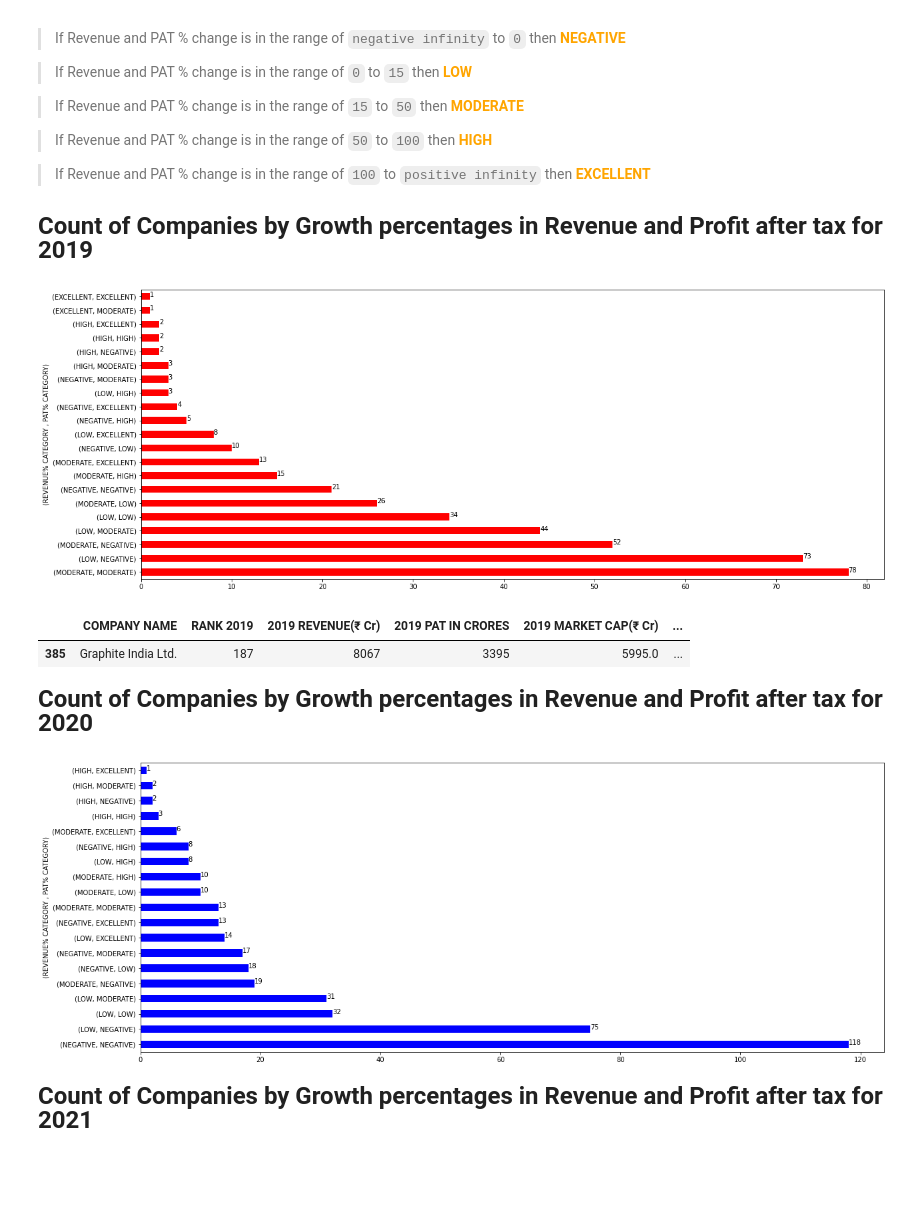
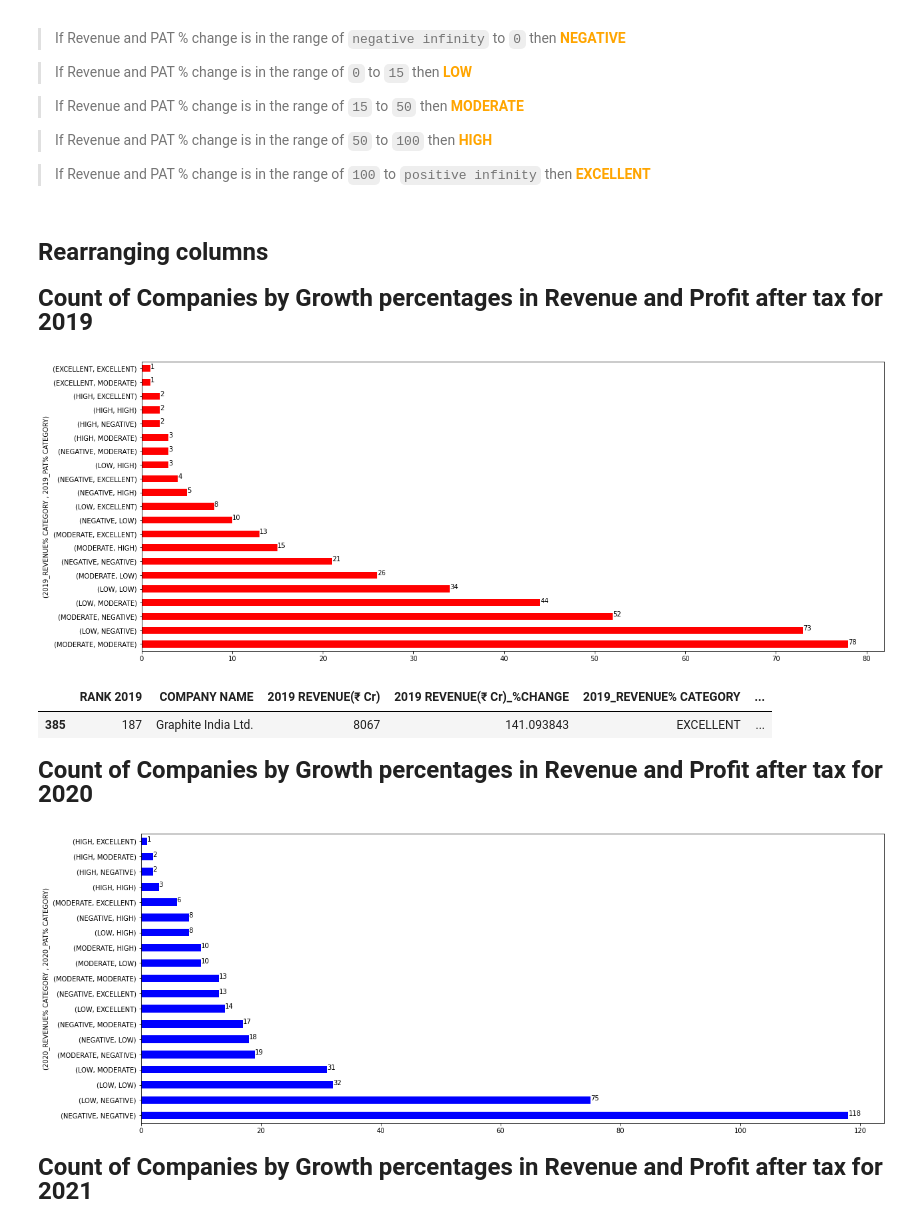
Before and after one commit to Lester-723/Data-Analytics-Projects-, a Jupyter notebook: economic_times_project.ipynb, the cells around one changed output. Cells and saved outputs as stored; diff of their text form; code cells hidden in the pictures; blank space fills up the shorter version.

```diff
--- a/economic_times_project.ipynb
+++ b/economic_times_project.ipynb
@@ -349,29 +349,38 @@ def pct_change_category():
 
 
 pct_change_category()
+# %% [markdown]
+### <font size = "5"  face = "Times New Roman">**Rearranging columns**</font>
+# %%
+
+for year in year_objects:
+    if year > 2018:
+       newcols =[f'RANK {year}', f'COMPANY NAME', f'{year} REVENUE(₹ Cr)', f'{year} REVENUE(₹ Cr)_%CHANGE',f"{year}_REVENUE% CATEGORY", f'{year} PAT IN CRORES',
+       f'{year} PAT IN CRORES_%CHANGE',f"{year}_PAT% CATEGORY",f'{year} MARKET CAP(₹ Cr)', f'{year} COMPANY TYPE',]
+       reports[f"ET_REPORT_{year}"] = reports[f"ET_REPORT_{year}"].reindex(columns=newcols)
 # %% [markdown]
 <font size = "5"  face = "Times New Roman">**Count of Companies by Growth percentages in Revenue and Profit after tax for 2019**</font>
 # %%
-pd.DataFrame(reports["ET_REPORT_2019"][["REVENUE% CATEGORY","PAT% CATEGORY"]]).value_counts().plot(kind = "barh", figsize = (20,8), color = "r")
-plt.ylabel("(REVENUE% CATEGORY , PAT% CATEGORY)")
-for i,v in enumerate(reports["ET_REPORT_2019"][["REVENUE% CATEGORY","PAT% CATEGORY"]].value_counts()):
+pd.DataFrame(reports["ET_REPORT_2019"][["2019_REVENUE% CATEGORY","2019_PAT% CATEGORY"]]).value_counts().plot(kind = "barh", figsize = (20,8), color = "r")
+plt.ylabel("(2019_REVENUE% CATEGORY , 2019_PAT% CATEGORY)")
+for i,v in enumerate(reports["ET_REPORT_2019"][["2019_REVENUE% CATEGORY","2019_PAT% CATEGORY"]].value_counts()):
     plt.text(v,i,str(v))
 # %% [output]
-[figure, old version]
+[figure, new version]
 # %%
-reports["ET_REPORT_2019"][(reports["ET_REPORT_2019"]["REVENUE% CATEGORY"] == "EXCELLENT") & (reports["ET_REPORT_2019"]["PAT% CATEGORY"] == "EXCELLENT")]
+reports["ET_REPORT_2019"][(reports["ET_REPORT_2019"]["2019_REVENUE% CATEGORY"] == "EXCELLENT") & (reports["ET_REPORT_2019"]["2019_PAT% CATEGORY"] == "EXCELLENT")]
 # %% [output]
-|  | COMPANY NAME | RANK 2019 | 2019 REVENUE(₹ Cr) | 2019 PAT IN CRORES | 2019 MARKET CAP(₹ Cr) | ... |
-| 385 | Graphite India Ltd. | 187 | 8067 | 3395 | 5995.0 | ... |
+|  | RANK 2019 | COMPANY NAME | 2019 REVENUE(₹ Cr) | 2019 REVENUE(₹ Cr)_%CHANGE | 2019_REVENUE% CATEGORY | ... |
+| 385 | 187 | Graphite India Ltd. | 8067 | 141.093843 | EXCELLENT | ... |
 # %% [markdown]
 <font size = "5"  face = "Times New Roman">**Count of Companies by Growth percentages in Revenue and Profit after tax for 2020**</font>
 # %%
-pd.DataFrame(reports["ET_REPORT_2020"][["REVENUE% CATEGORY","PAT% CATEGORY"]]).value_counts().plot(kind = "barh" ,figsize = (20,8), color = "b")
-plt.ylabel("(REVENUE% CATEGORY , PAT% CATEGORY)")
-for i,v in enumerate(reports["ET_REPORT_2020"][["REVENUE% CATEGORY","PAT% CATEGORY"]].value_counts()):
+pd.DataFrame(reports["ET_REPORT_2020"][["2020_REVENUE% CATEGORY","2020_PAT% CATEGORY"]]).value_counts().plot(kind = "barh" ,figsize = (20,8), color = "b")
+plt.ylabel("(2020_REVENUE% CATEGORY , 2020_PAT% CATEGORY)")
+for i,v in enumerate(reports["ET_REPORT_2020"][["2020_REVENUE% CATEGORY","2020_PAT% CATEGORY"]].value_counts()):
     plt.text(v,i,str(v))
 # %% [output]
-[figure, old version]
+[figure, new version]
 # %% [markdown]
 <font size = "5"  face = "Times New Roman">**Count of Companies by  Growth percentages in Revenue and Profit after tax for 2021**</font>
 # %%
```
Also changed, not shown: parts of 9 cells of this notebook.
